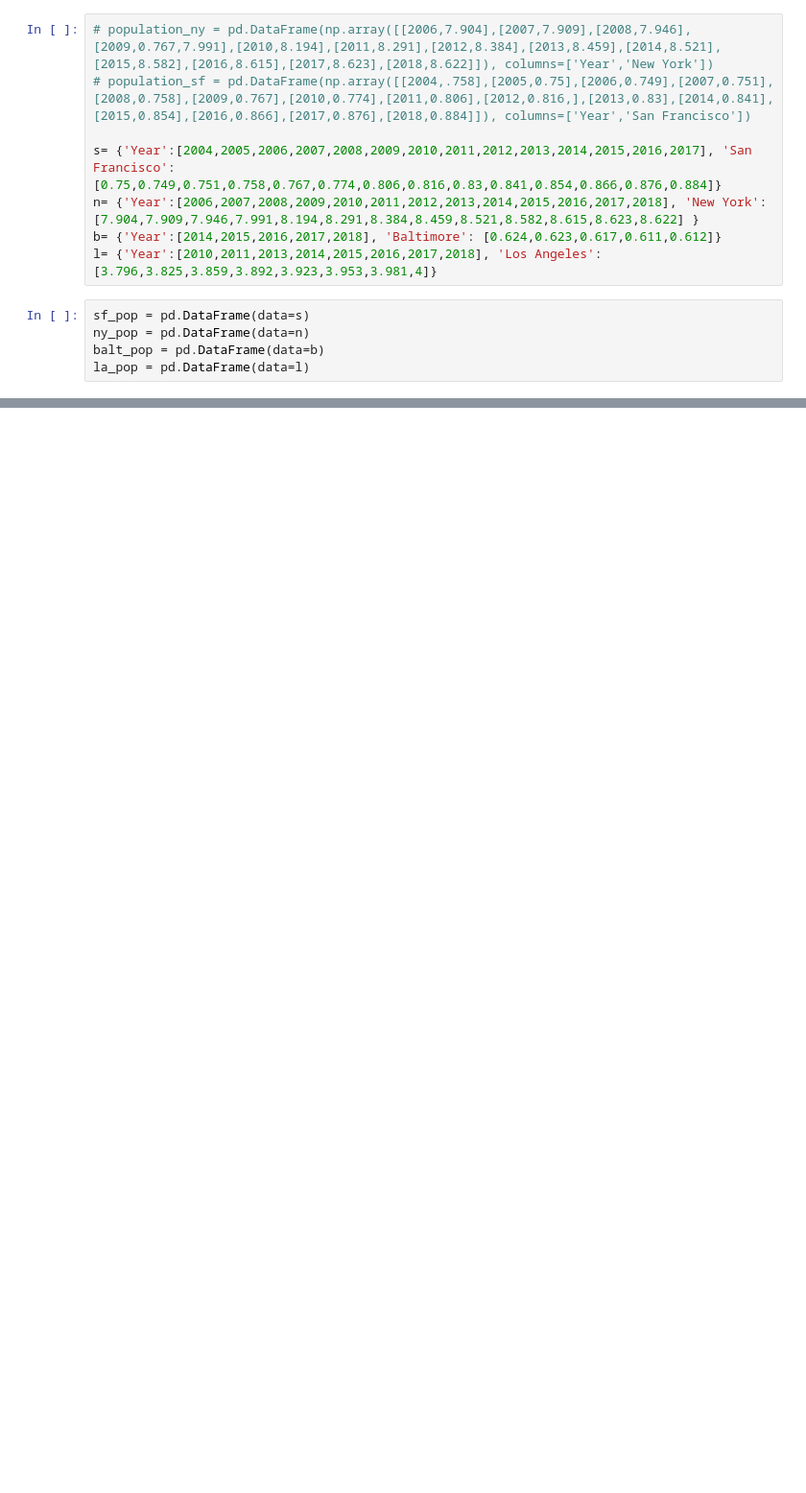
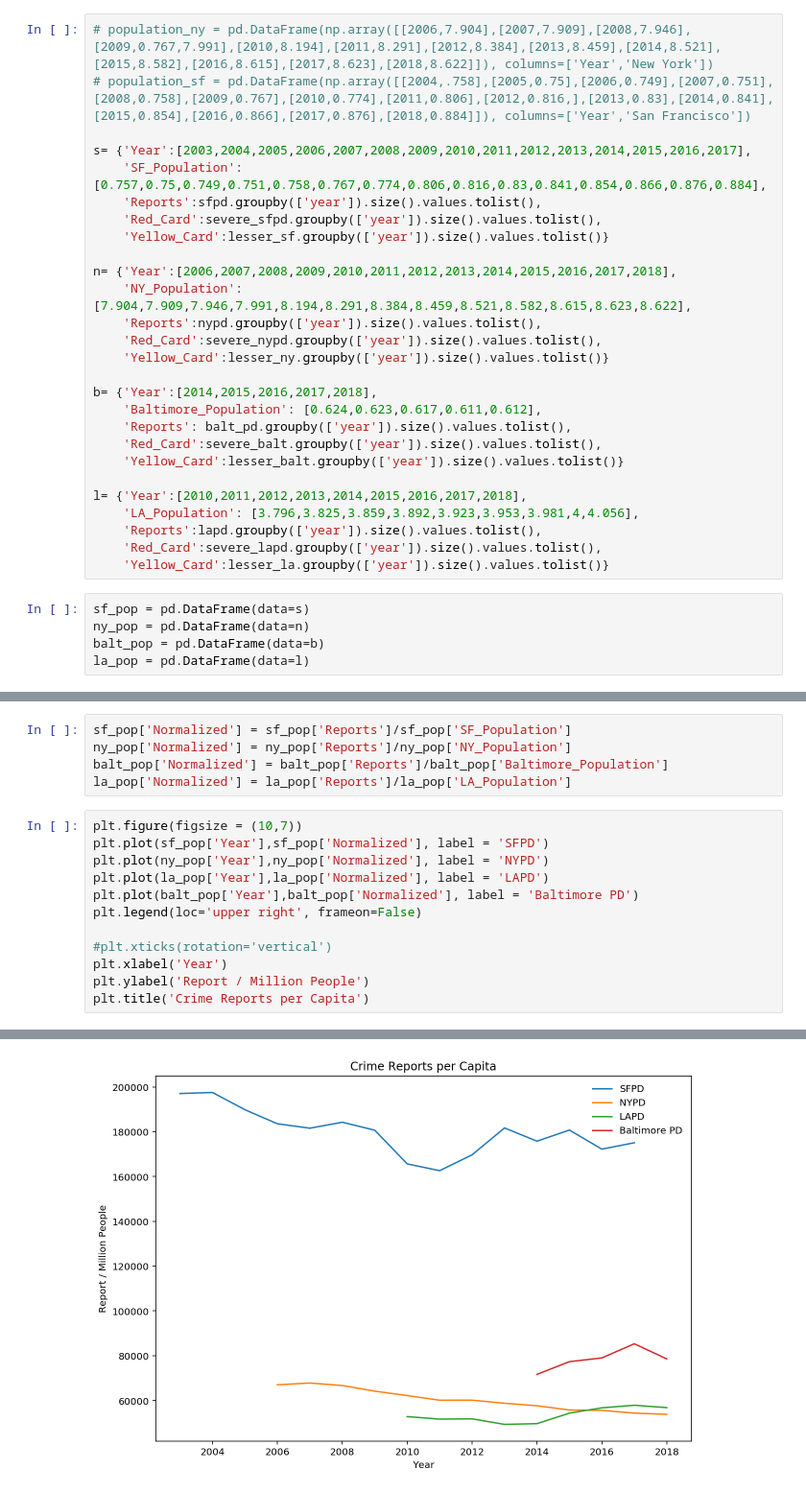
Before and after one commit to cho244/PoliceReports, a Jupyter notebook: Clearning.ipynb, the cells around one changed output, grey strips where cells are left out. Shown: that part at 96% size. Cells and saved outputs as stored; diff of their text form; blank space fills up the shorter version.

```diff
--- a/Clearning.ipynb
+++ b/Clearning.ipynb
@@ -187,10 +187,29 @@ lesser_ny = nypd.loc[nypd['severe']!=True]
 # population_ny = pd.DataFrame(np.array([[2006,7.904],[2007,7.909],[2008,7.946],[2009,0.767,7.991],[2010,8.194],[2011,8.291],[2012,8.384],[2013,8.459],[2014,8.521],[2015,8.582],[2016,8.615],[2017,8.623],[2018,8.622]]), columns=['Year','New York'])
 # population_sf = pd.DataFrame(np.array([[2004,.758],[2005,0.75],[2006,0.749],[2007,0.751],[2008,0.758],[2009,0.767],[2010,0.774],[2011,0.806],[2012,0.816,],[2013,0.83],[2014,0.841],[2015,0.854],[2016,0.866],[2017,0.876],[2018,0.884]]), columns=['Year','San Francisco'])
 
-s= {'Year':[2004,2005,2006,2007,2008,2009,2010,2011,2012,2013,2014,2015,2016,2017], 'San Francisco':[0.75,0.749,0.751,0.758,0.767,0.774,0.806,0.816,0.83,0.841,0.854,0.866,0.876,0.884]}
-n= {'Year':[2006,2007,2008,2009,2010,2011,2012,2013,2014,2015,2016,2017,2018], 'New York':[7.904,7.909,7.946,7.991,8.194,8.291,8.384,8.459,8.521,8.582,8.615,8.623,8.622] }
-b= {'Year':[2014,2015,2016,2017,2018], 'Baltimore': [0.624,0.623,0.617,0.611,0.612]}
-l= {'Year':[2010,2011,2013,2014,2015,2016,2017,2018], 'Los Angeles': [3.796,3.825,3.859,3.892,3.923,3.953,3.981,4]}
+s= {'Year':[2003,2004,2005,2006,2007,2008,2009,2010,2011,2012,2013,2014,2015,2016,2017],
+    'SF_Population':[0.757,0.75,0.749,0.751,0.758,0.767,0.774,0.806,0.816,0.83,0.841,0.854,0.866,0.876,0.884],
+    'Reports':sfpd.groupby(['year']).size().values.tolist(),
+    'Red_Card':severe_sfpd.groupby(['year']).size().values.tolist(),
+    'Yellow_Card':lesser_sf.groupby(['year']).size().values.tolist()}
+
+n= {'Year':[2006,2007,2008,2009,2010,2011,2012,2013,2014,2015,2016,2017,2018],
+    'NY_Population':[7.904,7.909,7.946,7.991,8.194,8.291,8.384,8.459,8.521,8.582,8.615,8.623,8.622],
+    'Reports':nypd.groupby(['year']).size().values.tolist(),
+    'Red_Card':severe_nypd.groupby(['year']).size().values.tolist(),
+    'Yellow_Card':lesser_ny.groupby(['year']).size().values.tolist()}
+
+b= {'Year':[2014,2015,2016,2017,2018],
+    'Baltimore_Population': [0.624,0.623,0.617,0.611,0.612],
+    'Reports': balt_pd.groupby(['year']).size().values.tolist(),
+    'Red_Card':severe_balt.groupby(['year']).size().values.tolist(),
+    'Yellow_Card':lesser_balt.groupby(['year']).size().values.tolist()}
+
+l= {'Year':[2010,2011,2012,2013,2014,2015,2016,2017,2018],
+    'LA_Population': [3.796,3.825,3.859,3.892,3.923,3.953,3.981,4,4.056],
+    'Reports':lapd.groupby(['year']).size().values.tolist(),
+    'Red_Card':severe_lapd.groupby(['year']).size().values.tolist(),
+    'Yellow_Card':lesser_la.groupby(['year']).size().values.tolist()}
 # %%
 sf_pop = pd.DataFrame(data=s)
 ny_pop = pd.DataFrame(data=n)
@@ -210,0 +218,18 @@ la_pop
+# %%
+sf_pop['Normalized'] = sf_pop['Reports']/sf_pop['SF_Population']
+ny_pop['Normalized'] = ny_pop['Reports']/ny_pop['NY_Population']
+balt_pop['Normalized'] = balt_pop['Reports']/balt_pop['Baltimore_Population']
+la_pop['Normalized'] = la_pop['Reports']/la_pop['LA_Population']
+# %%
+plt.figure(figsize = (10,7))
+plt.plot(sf_pop['Year'],sf_pop['Normalized'], label = 'SFPD')
+plt.plot(ny_pop['Year'],ny_pop['Normalized'], label = 'NYPD')
+plt.plot(la_pop['Year'],la_pop['Normalized'], label = 'LAPD')
+plt.plot(balt_pop['Year'],balt_pop['Normalized'], label = 'Baltimore PD')
+plt.legend(loc='upper right', frameon=False)
+
+#plt.xticks(rotation='vertical')
+plt.xlabel('Year')
+plt.ylabel('Report / Million People')
+plt.title('Crime Reports per Capita')
+# %% [output]
@@ -210,0 +237 @@ la_pop
+[figure, added]
```
Also changed, not shown: parts of 6 cells of this notebook.
